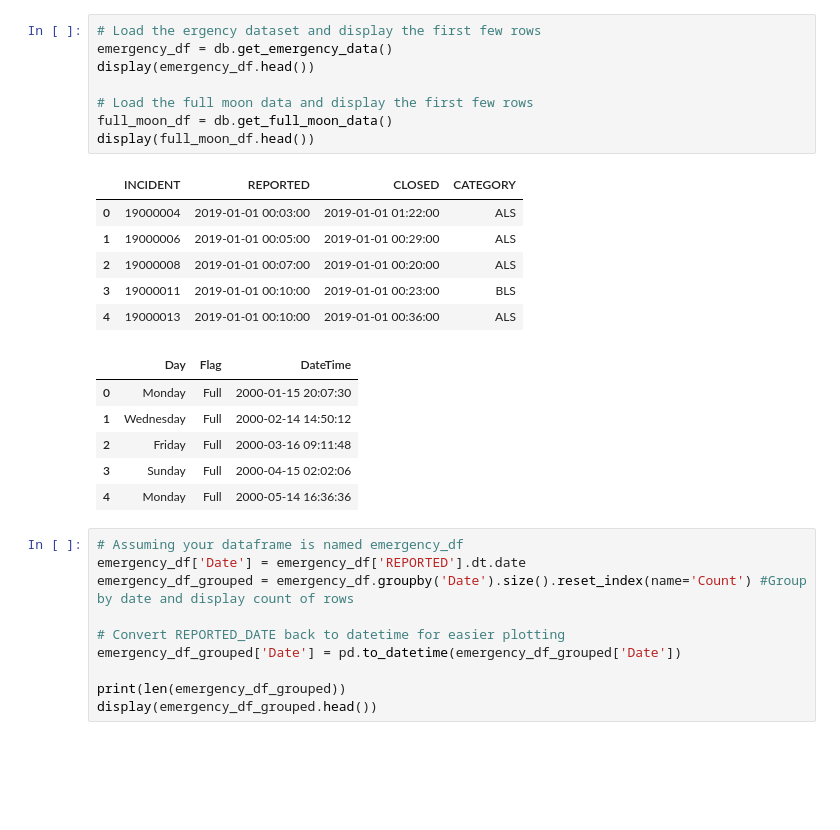
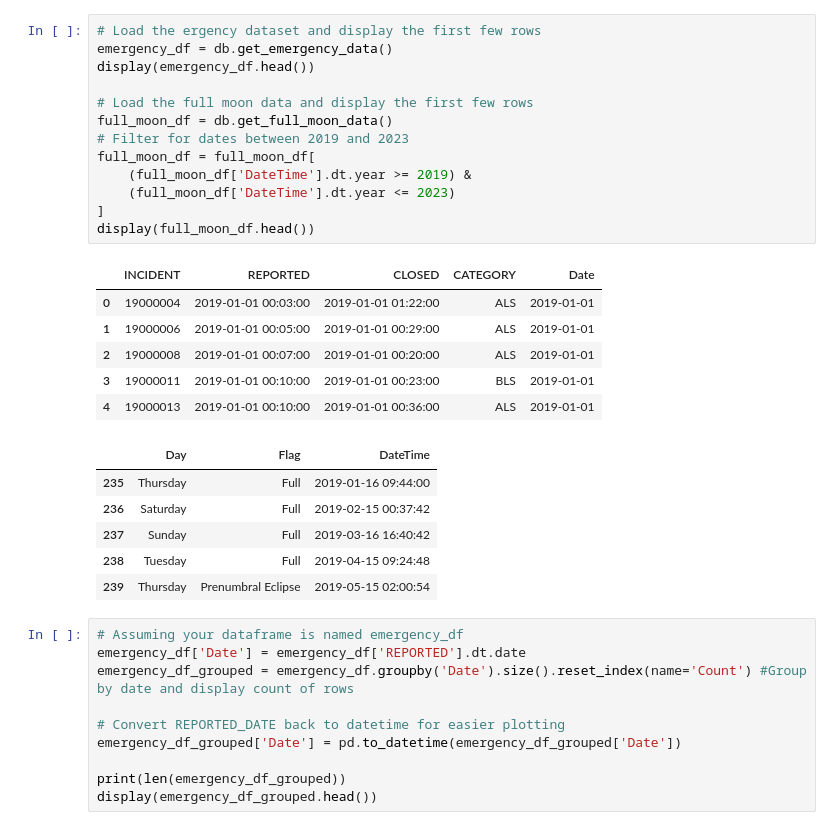
Before and after one commit to mattlundberg/Project-1, a Jupyter notebook: jasons_full_moon_analysis.ipynb, the cells around one changed output. Saved outputs shown, nothing was run; the diff lists cells and outputs as text; blank space fills up the shorter version.

```diff
--- a/jasons_full_moon_analysis.ipynb
+++ b/jasons_full_moon_analysis.ipynb
@@ -27,24 +27,29 @@ Total records: 61
 # %%
 # Load the ergency dataset and display the first few rows
 emergency_df = db.get_emergency_data()
 display(emergency_df.head())
 
 # Load the full moon data and display the first few rows
 full_moon_df = db.get_full_moon_data()
+# Filter for dates between 2019 and 2023
+full_moon_df = full_moon_df[
+    (full_moon_df['DateTime'].dt.year >= 2019) &
+    (full_moon_df['DateTime'].dt.year <= 2023)
+]
 display(full_moon_df.head())
 # %% [output]
-|  | INCIDENT | REPORTED | CLOSED | CATEGORY |
-| 0 | 19000004 | 2019-01-01 00:03:00 | 2019-01-01 01:22:00 | ALS |
-| 1 | 19000006 | 2019-01-01 00:05:00 | 2019-01-01 00:29:00 | ALS |
-| 2 | 19000008 | 2019-01-01 00:07:00 | 2019-01-01 00:20:00 | ALS |
-| 3 | 19000011 | 2019-01-01 00:10:00 | 2019-01-01 00:23:00 | BLS |
-| 4 | 19000013 | 2019-01-01 00:10:00 | 2019-01-01 00:36:00 | ALS |
+|  | INCIDENT | REPORTED | CLOSED | CATEGORY | Date |
+| 0 | 19000004 | 2019-01-01 00:03:00 | 2019-01-01 01:22:00 | ALS | 2019-01-01 |
+| 1 | 19000006 | 2019-01-01 00:05:00 | 2019-01-01 00:29:00 | ALS | 2019-01-01 |
+| 2 | 19000008 | 2019-01-01 00:07:00 | 2019-01-01 00:20:00 | ALS | 2019-01-01 |
+| 3 | 19000011 | 2019-01-01 00:10:00 | 2019-01-01 00:23:00 | BLS | 2019-01-01 |
+| 4 | 19000013 | 2019-01-01 00:10:00 | 2019-01-01 00:36:00 | ALS | 2019-01-01 |
 |  | Day | Flag | DateTime |
-| 0 | Monday | Full | 2000-01-15 20:07:30 |
-| 1 | Wednesday | Full | 2000-02-14 14:50:12 |
-| 2 | Friday | Full | 2000-03-16 09:11:48 |
-| 3 | Sunday | Full | 2000-04-15 02:02:06 |
-| 4 | Monday | Full | 2000-05-14 16:36:36 |
+| 235 | Thursday | Full | 2019-01-16 09:44:00 |
+| 236 | Saturday | Full | 2019-02-15 00:37:42 |
+| 237 | Sunday | Full | 2019-03-16 16:40:42 |
+| 238 | Tuesday | Full | 2019-04-15 09:24:48 |
+| 239 | Thursday | Prenumbral Eclipse | 2019-05-15 02:00:54 |
 # %%
 # Assuming your dataframe is named emergency_df
 emergency_df['Date'] = emergency_df['REPORTED'].dt.date
```
Also changed, not shown: parts of 9 cells of this notebook.
